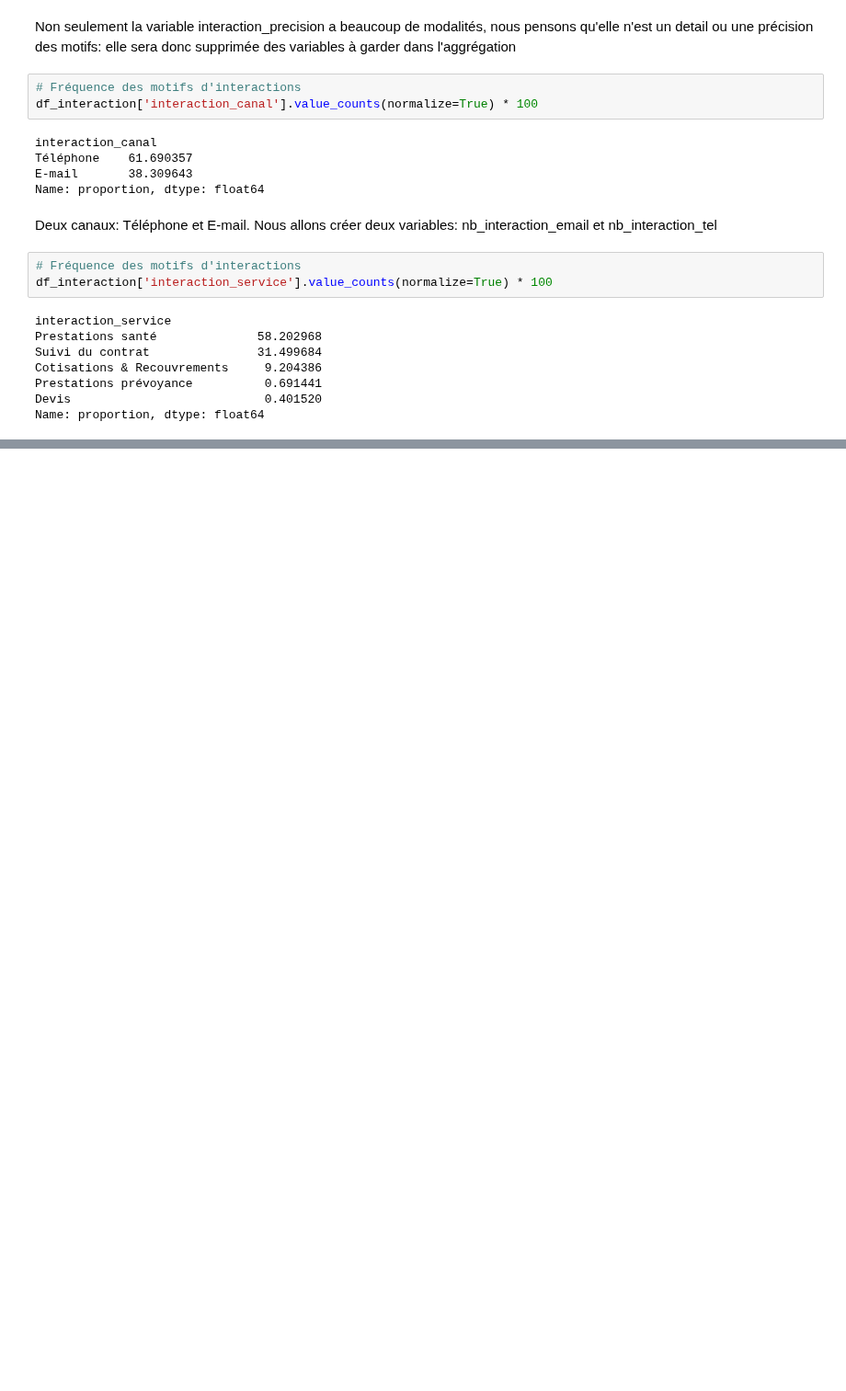
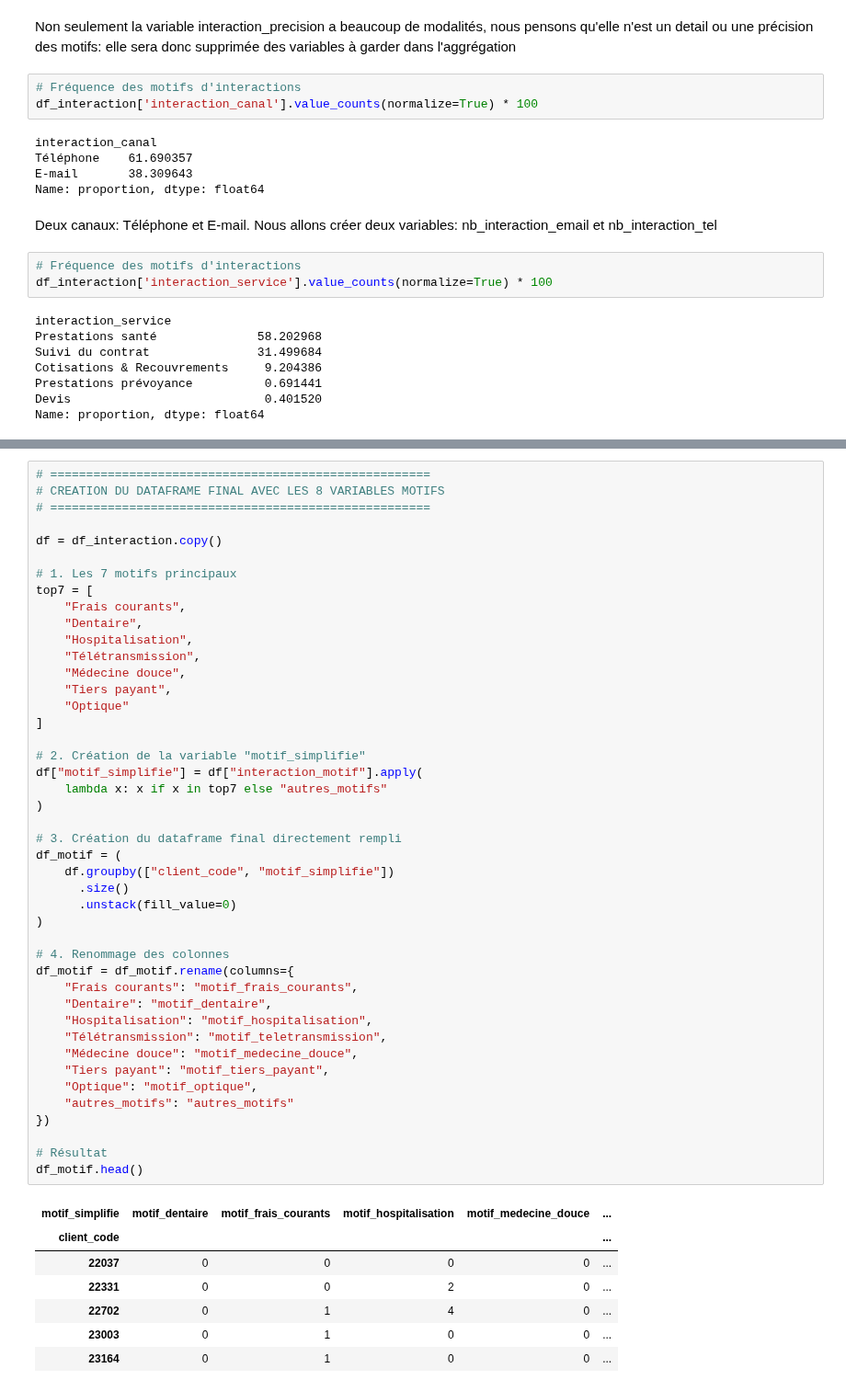
Before and after one commit to kellybourbon2/Alptis-churn-prediction, a Jupyter notebook: aggregation_interactions_impayes.ipynb, the cells around one changed output, grey strips where cells are left out. Shown at 92% size. Saved outputs shown, nothing was run; the diff lists cells and outputs as text; blank space fills up the shorter version.

```diff
--- a/aggregation_interactions_impayes.ipynb
+++ b/aggregation_interactions_impayes.ipynb
@@ -146,0 +227,52 @@ Name: proportion, dtype: float64
+# %%
+# =====================================================
+# CREATION DU DATAFRAME FINAL AVEC LES 8 VARIABLES MOTIFS
+# =====================================================
+
+df = df_interaction.copy()
+
+# 1. Les 7 motifs principaux
+top7 = [
+    "Frais courants",
+    "Dentaire",
+    "Hospitalisation",
+    "Télétransmission",
+    "Médecine douce",
+    "Tiers payant",
+    "Optique"
+]
+
+# 2. Création de la variable "motif_simplifie"
+df["motif_simplifie"] = df["interaction_motif"].apply(
+    lambda x: x if x in top7 else "autres_motifs"
+)
+
+# 3. Création du dataframe final directement rempli
+df_motif = (
+    df.groupby(["client_code", "motif_simplifie"])
+      .size()
+      .unstack(fill_value=0)
+)
+
+# 4. Renommage des colonnes
+df_motif = df_motif.rename(columns={
+    "Frais courants": "motif_frais_courants",
+    "Dentaire": "motif_dentaire",
+    "Hospitalisation": "motif_hospitalisation",
+    "Télétransmission": "motif_teletransmission",
+    "Médecine douce": "motif_medecine_douce",
+    "Tiers payant": "motif_tiers_payant",
+    "Optique": "motif_optique",
+    "autres_motifs": "autres_motifs"
+})
+
+# Résultat
+df_motif.head()
+# %% [output]
+| motif_simplifie | motif_dentaire | motif_frais_courants | motif_hospitalisation | motif_medecine_douce | ... |
+| client_code |  |  |  |  | ... |
+| 22037 | 0 | 0 | 0 | 0 | ... |
+| 22331 | 0 | 0 | 2 | 0 | ... |
+| 22702 | 0 | 1 | 4 | 0 | ... |
+| 23003 | 0 | 1 | 0 | 0 | ... |
+| 23164 | 0 | 1 | 0 | 0 | ... |
```
Also changed, not shown: parts of 12 cells of this notebook.
